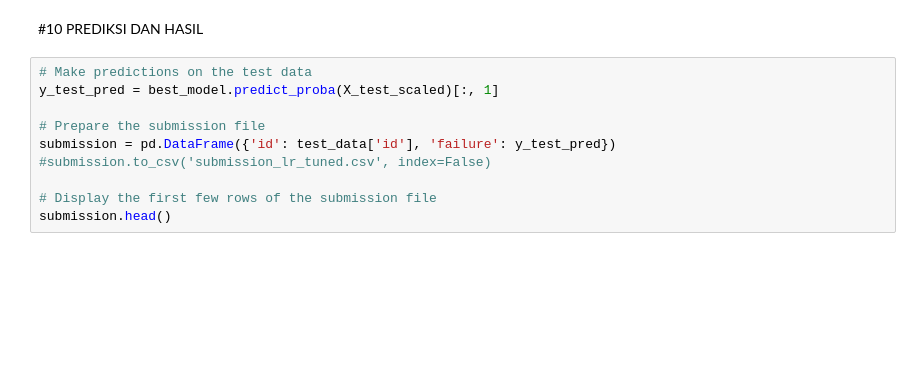
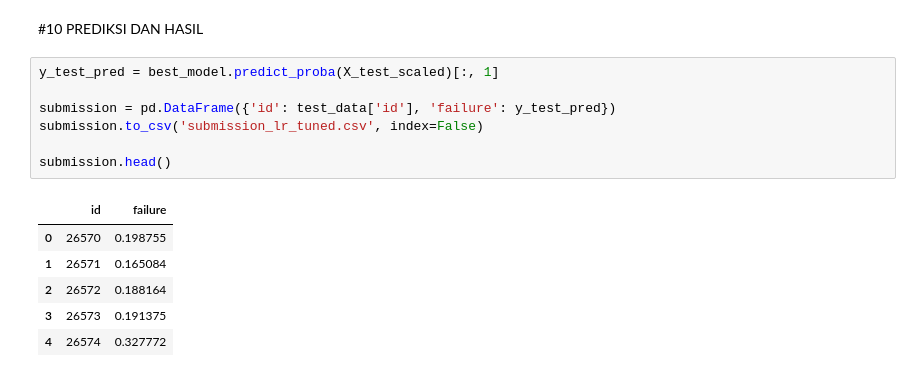
Before and after one commit to Ndraaa15/ML-Battle-Royale, a Jupyter notebook: HaikalFauzi/failures-keep-it-dry/machine-learning/LogisticRegression_Tuned.ipynb, the cells around one changed output. Saved outputs shown, nothing was run; the diff lists cells and outputs as text; blank space fills up the shorter version.

```diff
--- a/HaikalFauzi/failures-keep-it-dry/machine-learning/LogisticRegression_Tuned.ipynb
+++ b/HaikalFauzi/failures-keep-it-dry/machine-learning/LogisticRegression_Tuned.ipynb
@@ -128,12 +181,16 @@ print(f'Mean Cross-Validation ROC AUC Score: {cv_scores.mean()}')
 # %% [markdown]
 #10 PREDIKSI DAN HASIL
 # %%
-# Make predictions on the test data
 y_test_pred = best_model.predict_proba(X_test_scaled)[:, 1]
 
-# Prepare the submission file
 submission = pd.DataFrame({'id': test_data['id'], 'failure': y_test_pred})
-#submission.to_csv('submission_lr_tuned.csv', index=False)
+submission.to_csv('submission_lr_tuned.csv', index=False)
 
-# Display the first few rows of the submission file
 submission.head()
+# %% [output]
+|  | id | failure |
+| 0 | 26570 | 0.198755 |
+| 1 | 26571 | 0.165084 |
+| 2 | 26572 | 0.188164 |
+| 3 | 26573 | 0.191375 |
+| 4 | 26574 | 0.327772 |
```
Also changed, not shown: parts of 10 cells of this notebook, 2 other files.
